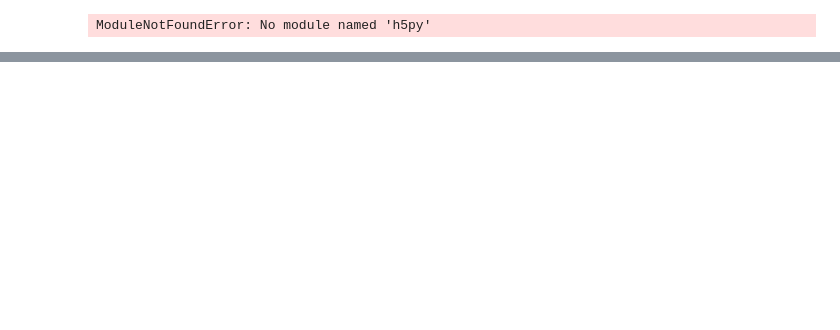
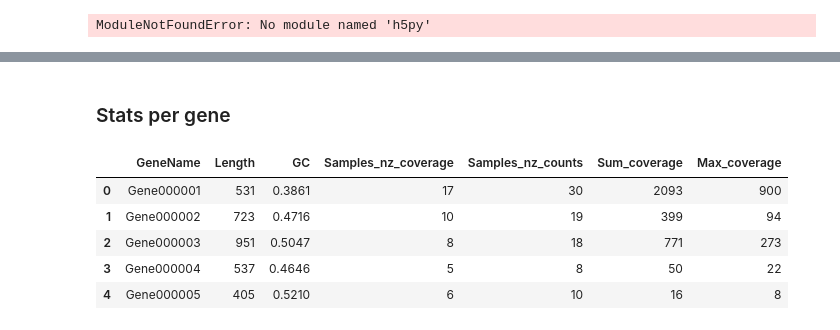
Before and after one commit to metagenome-atlas/Tutorial, a Jupyter notebook: Python/Genecatalog.ipynb, the cells around one changed output, grey strips where cells are left out. Cells and saved outputs as stored; diff of their text form; code cells hidden in the pictures; blank space fills up the shorter version.

```diff
--- a/Python/Genecatalog.ipynb
+++ b/Python/Genecatalog.ipynb
@@ -20,0 +13,26 @@ NameError: name 'h5py' is not defined
+# %%
+
+
+data_dir = "../DiarrheaExample/"
+atlas_version = "v2.17"
+
+# Load the YAML configuration file
+with open("../atlas_output_files.yaml", 'r') as yaml_file:
+    config = yaml.load(yaml_file, Loader=yaml.FullLoader)
+
+# Access the specified version in the configuration
+files = config[atlas_version]
+
+# Function to update file paths in the nested dictionary
+def update_paths(value, data_dir):
+    if isinstance(value, str):
+        return os.path.join(data_dir, value)
+    elif isinstance(value, dict):
+        return {key: update_paths(subvalue, data_dir) for key, subvalue in value.items()}
+
+# Update file paths in the configuration
+files = update_paths(files, data_dir)
+
+# Access the "abundance_file" from the updated configuration
+genecatalog_files = files["genecatalog"]
+abundance_file = genecatalog_files["coverage"]
@@ -20,0 +96,16 @@ NameError: name 'h5py' is not defined
+# %% [markdown]
+### Stats per gene
+# %%
+
+gene_stats_file = genecatalog_files["coverage_stats"]
+gene_stats = pd.read_parquet(gene_stats_file)
+
+
+gene_stats.head()
+# %% [output]
+|  | GeneName | Length | GC | Samples_nz_coverage | Samples_nz_counts | Sum_coverage | Max_coverage |
+| 0 | Gene000001 | 531 | 0.3861 | 17 | 30 | 2093 | 900 |
+| 1 | Gene000002 | 723 | 0.4716 | 10 | 19 | 399 | 94 |
+| 2 | Gene000003 | 951 | 0.5047 | 8 | 18 | 771 | 273 |
+| 3 | Gene000004 | 537 | 0.4646 | 5 | 8 | 50 | 22 |
+| 4 | Gene000005 | 405 | 0.5210 | 6 | 10 | 16 | 8 |
```
Also changed, not shown: parts of 9 cells of this notebook.
